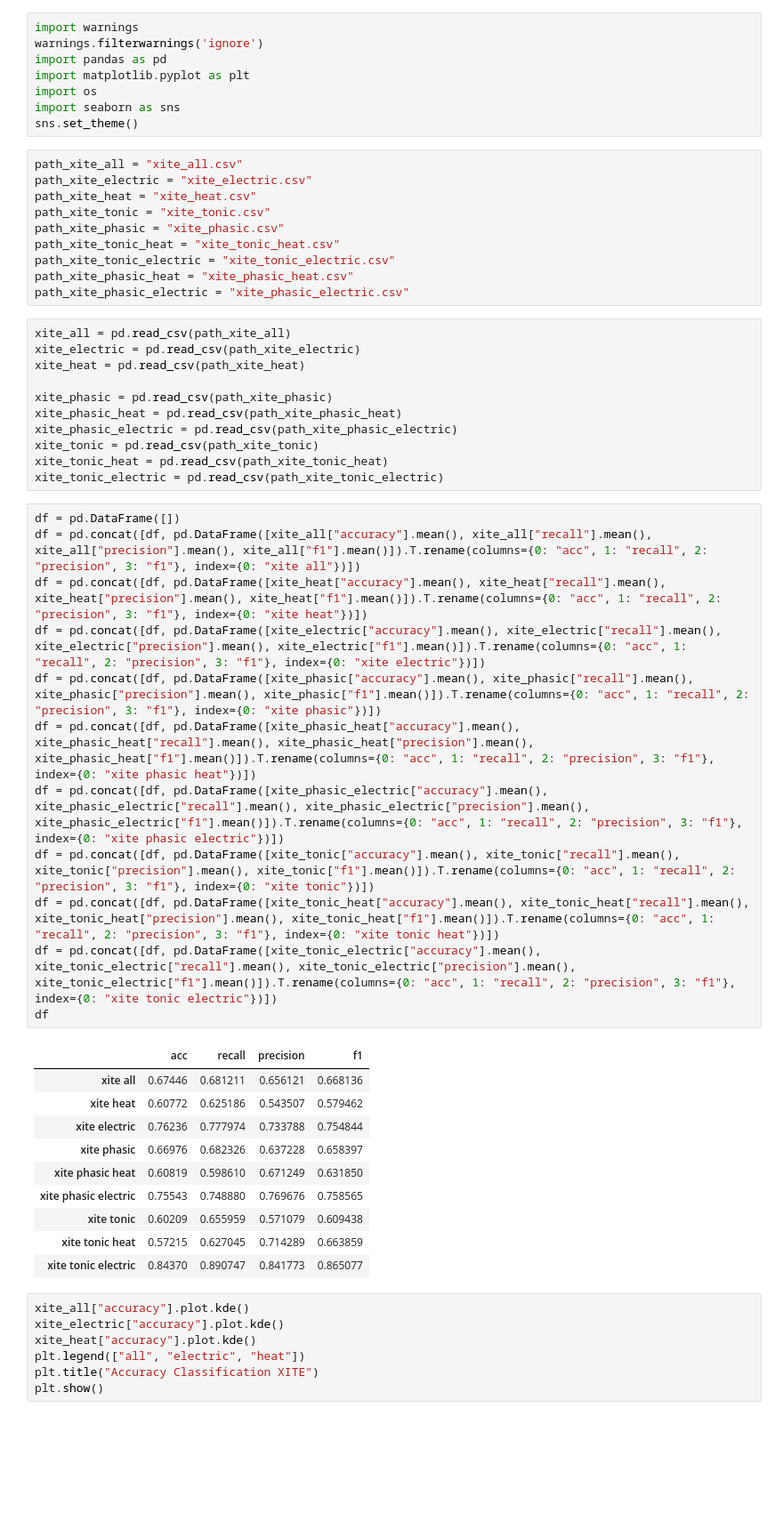
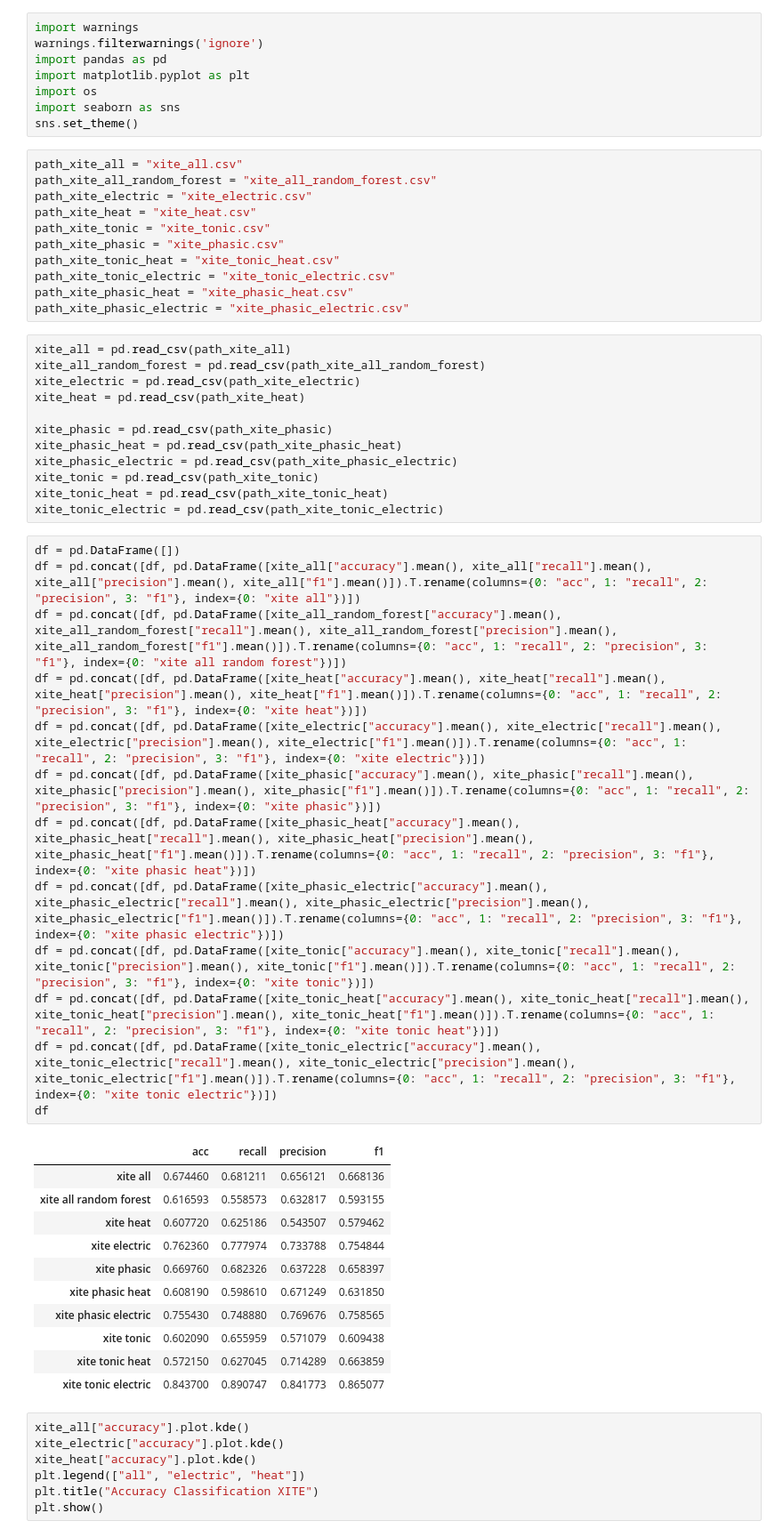
Before and after one commit to sven-knoblauch/PainLevelShiftDetection, a Jupyter notebook: SiameseNetwork/Results-10-fold-crossval/display_results.ipynb, the cells around one changed output. Shown at 89% size. Saved outputs shown, nothing was run; the diff lists cells and outputs as text; blank space fills up the shorter version.

Commit message:
add pain level shift detection with random forest results

```diff
--- a/SiameseNetwork/Results-10-fold-crossval/display_results.ipynb
+++ b/SiameseNetwork/Results-10-fold-crossval/display_results.ipynb
@@ -8,6 +8,7 @@ import seaborn as sns
 sns.set_theme()
 # %%
 path_xite_all = "xite_all.csv"
+path_xite_all_random_forest = "xite_all_random_forest.csv"
 path_xite_electric = "xite_electric.csv"
 path_xite_heat = "xite_heat.csv"
 path_xite_tonic = "xite_tonic.csv"
@@ -18,6 +19,7 @@ path_xite_phasic_heat = "xite_phasic_heat.csv"
 path_xite_phasic_electric = "xite_phasic_electric.csv"
 # %%
 xite_all = pd.read_csv(path_xite_all)
+xite_all_random_forest = pd.read_csv(path_xite_all_random_forest)
 xite_electric = pd.read_csv(path_xite_electric)
 xite_heat = pd.read_csv(path_xite_heat)
 
@@ -30,26 +32,28 @@ xite_tonic_electric = pd.read_csv(path_xite_tonic_electric)
 # %%
 df = pd.DataFrame([])
 df = pd.concat([df, pd.DataFrame([xite_all["accuracy"].mean(), xite_all["recall"].mean(), xite_all["precision"].mean(), xite_all["f1"].mean()]).T.rename(columns={0: "acc", 1: "recall", 2: "precision", 3: "f1"}, index={0: "xite all"})])
+df = pd.concat([df, pd.DataFrame([xite_all_random_forest["accuracy"].mean(), xite_all_random_forest["recall"].mean(), xite_all_random_forest["precision"].mean(), xite_all_random_forest["f1"].mean()]).T.rename(columns={0: "acc", 1: "recall", 2: "precision", 3: "f1"}, index={0: "xite all random forest"})])
 df = pd.concat([df, pd.DataFrame([xite_heat["accuracy"].mean(), xite_heat["recall"].mean(), xite_heat["precision"].mean(), xite_heat["f1"].mean()]).T.rename(columns={0: "acc", 1: "recall", 2: "precision", 3: "f1"}, index={0: "xite heat"})])
 df = pd.concat([df, pd.DataFrame([xite_electric["accuracy"].mean(), xite_electric["recall"].mean(), xite_electric["precision"].mean(), xite_electric["f1"].mean()]).T.rename(columns={0: "acc", 1: "recall", 2: "precision", 3: "f1"}, index={0: "xite electric"})])
 df = pd.concat([df, pd.DataFrame([xite_phasic["accuracy"].mean(), xite_phasic["recall"].mean(), xite_phasic["precision"].mean(), xite_phasic["f1"].mean()]).T.rename(columns={0: "acc", 1: "recall", 2: "precision", 3: "f1"}, index={0: "xite phasic"})])
 df = pd.concat([df, pd.DataFrame([xite_phasic_heat["accuracy"].mean(), xite_phasic_heat["recall"].mean(), xite_phasic_heat["precision"].mean(), xite_phasic_heat["f1"].mean()]).T.rename(columns={0: "acc", 1: "recall", 2: "precision", 3: "f1"}, index={0: "xite phasic heat"})])
 df = pd.concat([df, pd.DataFrame([xite_phasic_electric["accuracy"].mean(), xite_phasic_electric["recall"].mean(), xite_phasic_electric["precision"].mean(), xite_phasic_electric["f1"].mean()]).T.rename(columns={0: "acc", 1: "recall", 2: "precision", 3: "f1"}, index={0: "xite phasic electric"})])
 df = pd.concat([df, pd.DataFrame([xite_tonic["accuracy"].mean(), xite_tonic["recall"].mean(), xite_tonic["precision"].mean(), xite_tonic["f1"].mean()]).T.rename(columns={0: "acc", 1: "recall", 2: "precision", 3: "f1"}, index={0: "xite tonic"})])
 df = pd.concat([df, pd.DataFrame([xite_tonic_heat["accuracy"].mean(), xite_tonic_heat["recall"].mean(), xite_tonic_heat["precision"].mean(), xite_tonic_heat["f1"].mean()]).T.rename(columns={0: "acc", 1: "recall", 2: "precision", 3: "f1"}, index={0: "xite tonic heat"})])
 df = pd.concat([df, pd.DataFrame([xite_tonic_electric["accuracy"].mean(), xite_tonic_electric["recall"].mean(), xite_tonic_electric["precision"].mean(), xite_tonic_electric["f1"].mean()]).T.rename(columns={0: "acc", 1: "recall", 2: "precision", 3: "f1"}, index={0: "xite tonic electric"})])
 df
 # %% [output]
 |  | acc | recall | precision | f1 |
-| xite all | 0.67446 | 0.681211 | 0.656121 | 0.668136 |
-| xite heat | 0.60772 | 0.625186 | 0.543507 | 0.579462 |
-| xite electric | 0.76236 | 0.777974 | 0.733788 | 0.754844 |
-| xite phasic | 0.66976 | 0.682326 | 0.637228 | 0.658397 |
-| xite phasic heat | 0.60819 | 0.598610 | 0.671249 | 0.631850 |
-| xite phasic electric | 0.75543 | 0.748880 | 0.769676 | 0.758565 |
-| xite tonic | 0.60209 | 0.655959 | 0.571079 | 0.609438 |
-| xite tonic heat | 0.57215 | 0.627045 | 0.714289 | 0.663859 |
-| xite tonic electric | 0.84370 | 0.890747 | 0.841773 | 0.865077 |
+| xite all | 0.674460 | 0.681211 | 0.656121 | 0.668136 |
+| xite all random forest | 0.616593 | 0.558573 | 0.632817 | 0.593155 |
+| xite heat | 0.607720 | 0.625186 | 0.543507 | 0.579462 |
+| xite electric | 0.762360 | 0.777974 | 0.733788 | 0.754844 |
+| xite phasic | 0.669760 | 0.682326 | 0.637228 | 0.658397 |
+| xite phasic heat | 0.608190 | 0.598610 | 0.671249 | 0.631850 |
+| xite phasic electric | 0.755430 | 0.748880 | 0.769676 | 0.758565 |
+| xite tonic | 0.602090 | 0.655959 | 0.571079 | 0.609438 |
+| xite tonic heat | 0.572150 | 0.627045 | 0.714289 | 0.663859 |
+| xite tonic electric | 0.843700 | 0.890747 | 0.841773 | 0.865077 |
 # %%
 xite_all["accuracy"].plot.kde()
 xite_electric["accuracy"].plot.kde()
```
Also changed, not shown: 3 other files.
